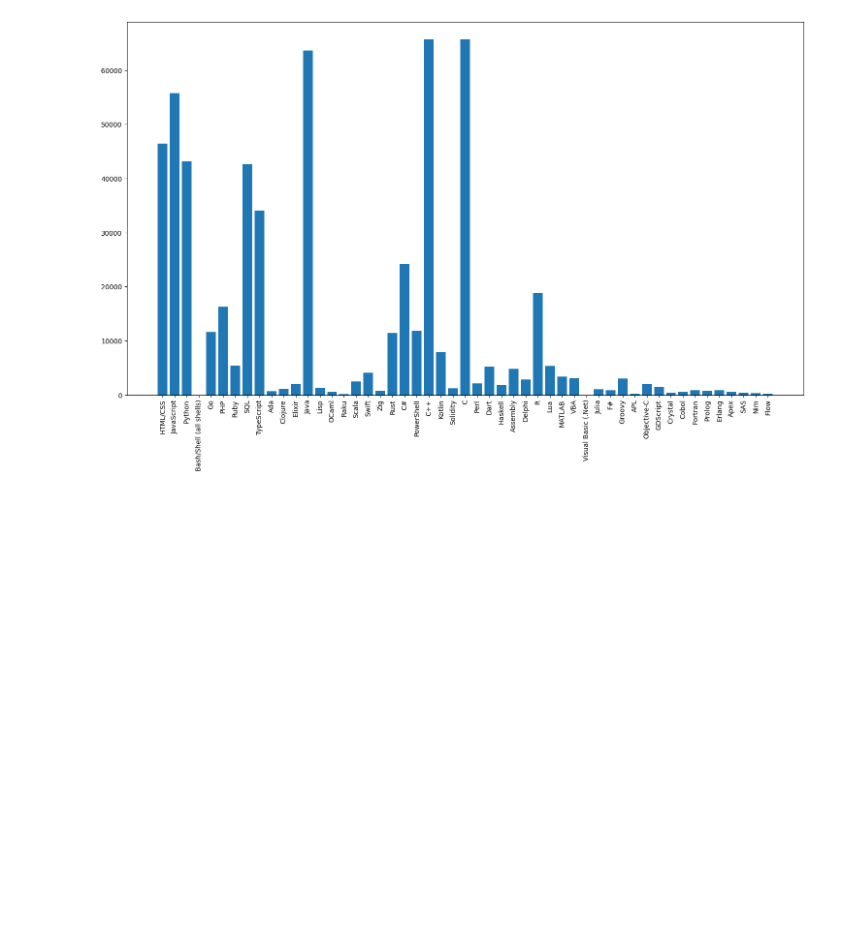
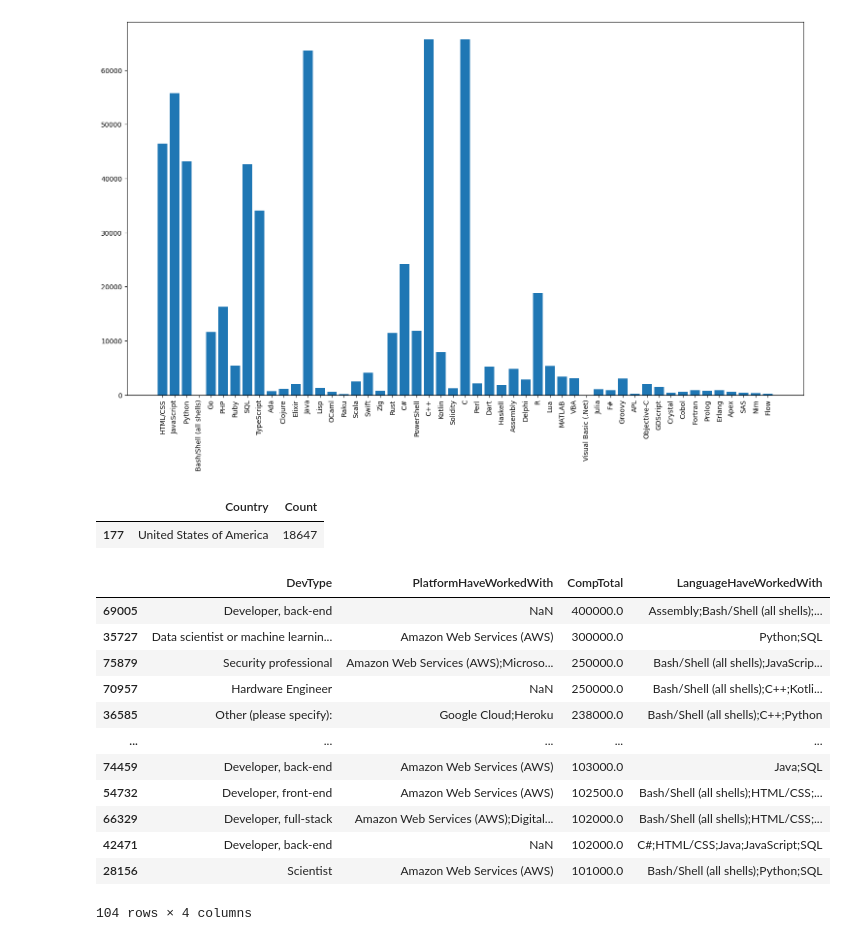
Before and after one commit to joshuaSamuel06/Tech-Jobs-Analysis, a Jupyter notebook: Joshua/Data/cleaning.ipynb, the cells around one changed output. Saved outputs shown, nothing was run; the diff lists cells and outputs as text; code cells hidden in the pictures; blank space fills up the shorter version.

```diff
--- a/Joshua/Data/cleaning.ipynb
+++ b/Joshua/Data/cleaning.ipynb
@@ -91,3 +92,28 @@ plt.xticks(range(len(LangDict)), list(LangDict.keys()), rotation = 'vertical')
   Text(49, 0, 'Nim'),
   Text(50, 0, 'Flow')])
 [figure]
+# %%
+new = data.groupby(['Country'])['Country'].count()
+new= pd.DataFrame(new)
+new = new.rename(columns={'Country': 'Count'})
+new=new.reset_index()
+new[new['Count']== new['Count'].max()]
+# %% [output]
+|  | Country | Count |
+| 177 | United States of America | 18647 |
+# %%
+data[(data["Country"]=="United States of America") & (data["CompTotal"] > 100000) & (data["WorkExp"]<2)][["DevType","PlatformHaveWorkedWith","CompTotal","LanguageHaveWorkedWith"]].sort_values(by=['CompTotal'],ascending=False)
+# %% [output]
+|  | DevType | PlatformHaveWorkedWith | CompTotal | LanguageHaveWorkedWith |
+| 69005 | Developer, back-end | NaN | 400000.0 | Assembly;Bash/Shell (all shells);... |
+| 35727 | Data scientist or machine learnin... | Amazon Web Services (AWS) | 300000.0 | Python;SQL |
+| 75879 | Security professional | Amazon Web Services (AWS);Microso... | 250000.0 | Bash/Shell (all shells);JavaScrip... |
+| 70957 | Hardware Engineer | NaN | 250000.0 | Bash/Shell (all shells);C++;Kotli... |
+| 36585 | Other (please specify): | Google Cloud;Heroku | 238000.0 | Bash/Shell (all shells);C++;Python |
+| ... | ... | ... | ... | ... |
+| 74459 | Developer, back-end | Amazon Web Services (AWS) | 103000.0 | Java;SQL |
+| 54732 | Developer, front-end | Amazon Web Services (AWS) | 102500.0 | Bash/Shell (all shells);HTML/CSS;... |
+| 66329 | Developer, full-stack | Amazon Web Services (AWS);Digital... | 102000.0 | Bash/Shell (all shells);HTML/CSS;... |
+| 42471 | Developer, back-end | NaN | 102000.0 | C#;HTML/CSS;Java;JavaScript;SQL |
+| 28156 | Scientist | Amazon Web Services (AWS) | 101000.0 | Bash/Shell (all shells);Python;SQL |
+104 rows × 4 columns
```
Also changed, not shown: parts of 1 cell of this notebook.
